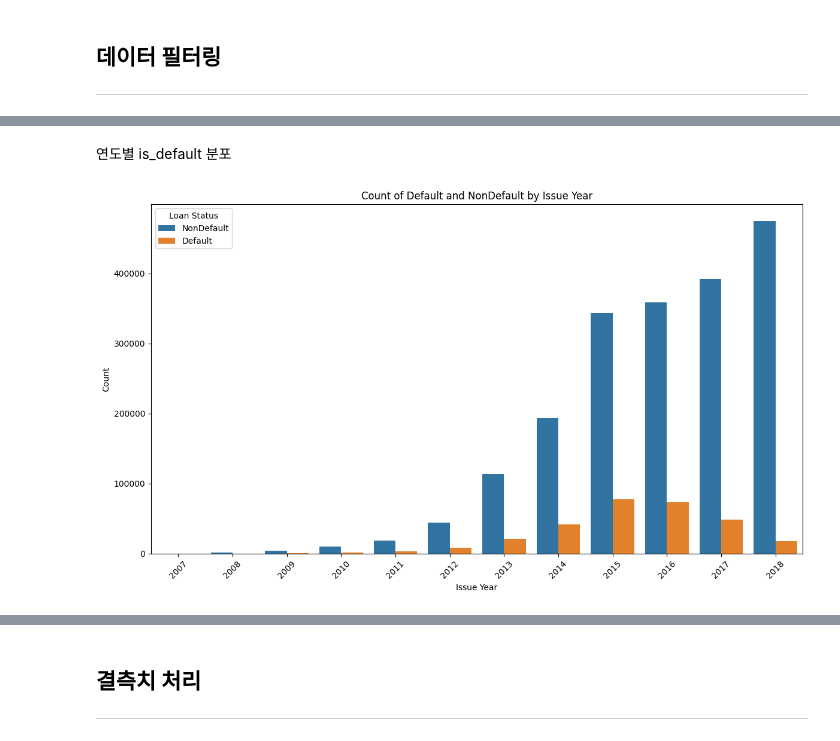
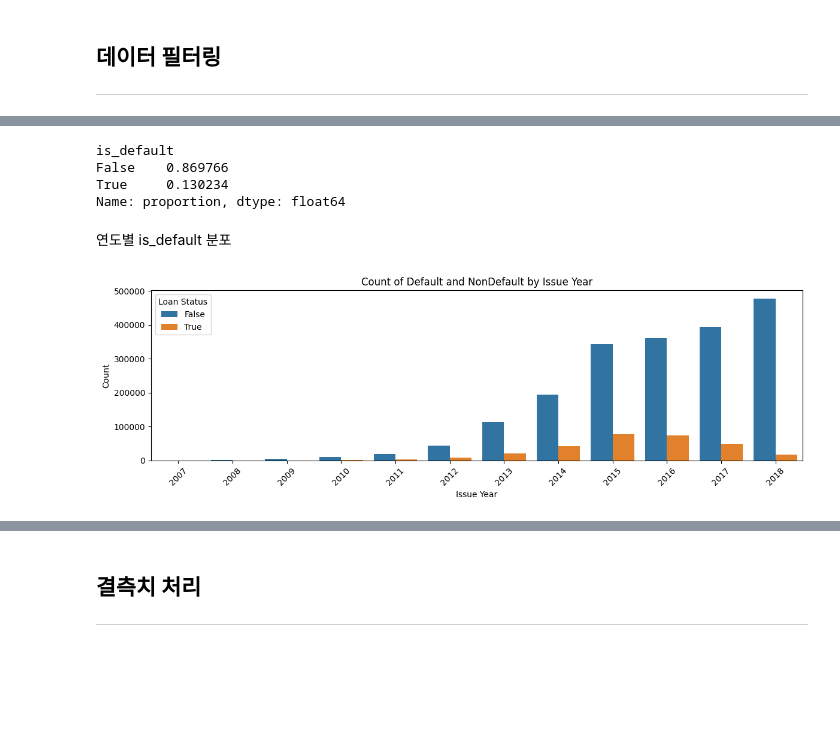
Before and after one commit to hopedom/DS5, a Jupyter notebook: lending-club-prep.ipynb, the cells around one changed output, grey strips where cells are left out. Saved outputs shown, nothing was run; the diff lists cells and outputs as text; code cells hidden in the pictures; blank space fills up the shorter version.

```diff
--- a/lending-club-prep.ipynb
+++ b/lending-club-prep.ipynb
@@ -70,5 +109,6 @@ def get_quarter(month):
     else:
         return 'Q4'
 
-df1['issue_quarter'] = df1['issue_month'].apply(get_quarter)
+quarter_order = ['Q1', 'Q2', 'Q3', 'Q4']
+df1['issue_quarter'] = pd.Categorical(df1['issue_month'].apply(get_quarter), categories=quarter_order, ordered=True)
 # %%
@@ -133,30 +149,37 @@ array(['Fully Paid', 'Current', 'Charged Off', 'In Grace Period',
 # %%
 def create_label(x):
-    if x in ['Fully Paid', 'Current']:
-        return 'NonDefault'
+    if x in ['Charged Off', 'Late (31-120 days)', 'Late (16-30 days)', 'Default']:
+        return True
 
-    elif x in ['Charged Off', 'Late (31-120 days)', 'Late (16-30 days)', 'Default']:
-        return 'Default'
+    elif x in ['Fully Paid', 'Current']:
+        return False
 
     return None
+
+df1['is_default'] = df1['loan_status'].apply(create_label).astype(bool)
+df1 = df1.dropna(subset=['is_default'])
-# %%
-df1['is_default'] = df1['loan_status'].apply(create_label)
-df1 = df1.dropna(subset=['is_default'])
-#df1.to_csv('accepted_2015.csv', index=False)
+# %%
+df1['is_default'].value_counts(normalize=True)
+# %% [output]
+is_default
+False    0.869766
+True     0.130234
+Name: proportion, dtype: float64
 # %% [markdown]
 연도별 is_default 분포
 # %%
-plt.figure(figsize=(12, 7))
+plt.figure(figsize=(12, 4))
+
 sns.countplot(x='issue_year', hue='is_default', data=df1)
 plt.title('Count of Default and NonDefault by Issue Year')
 plt.xlabel('Issue Year')
 plt.ylabel('Count')
 plt.xticks(rotation=45)
 plt.legend(title='Loan Status')
 plt.tight_layout()
 plt.show()
 # %% [output]
-[figure, old version]
+[figure, new version]
 # %%
 def plot_ratio_of_labels_by_year():
     df_grouped = df1.groupby(['issue_year', 'is_default']).size().unstack(fill_value=0)
```
Also changed, not shown: parts of 102 cells of this notebook.
